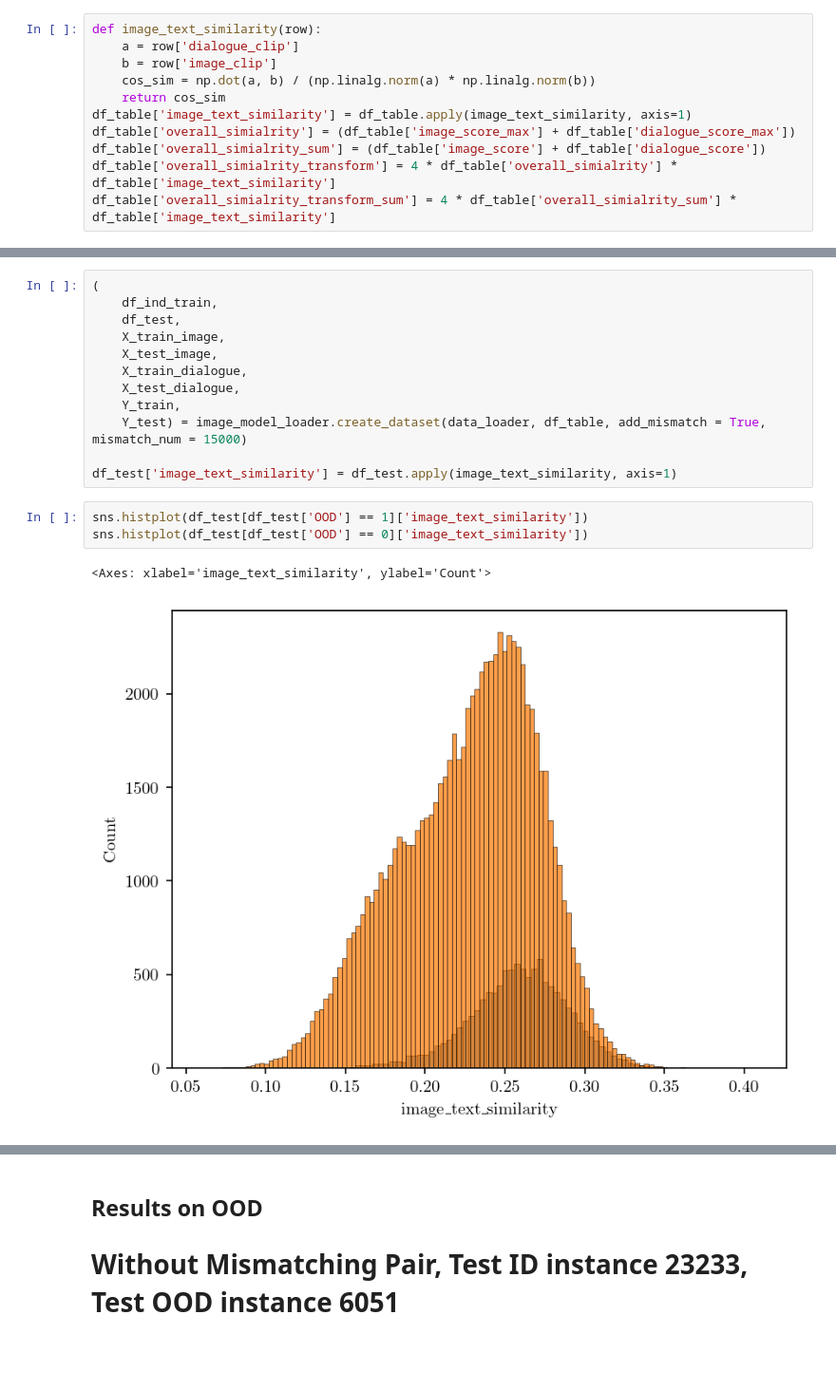
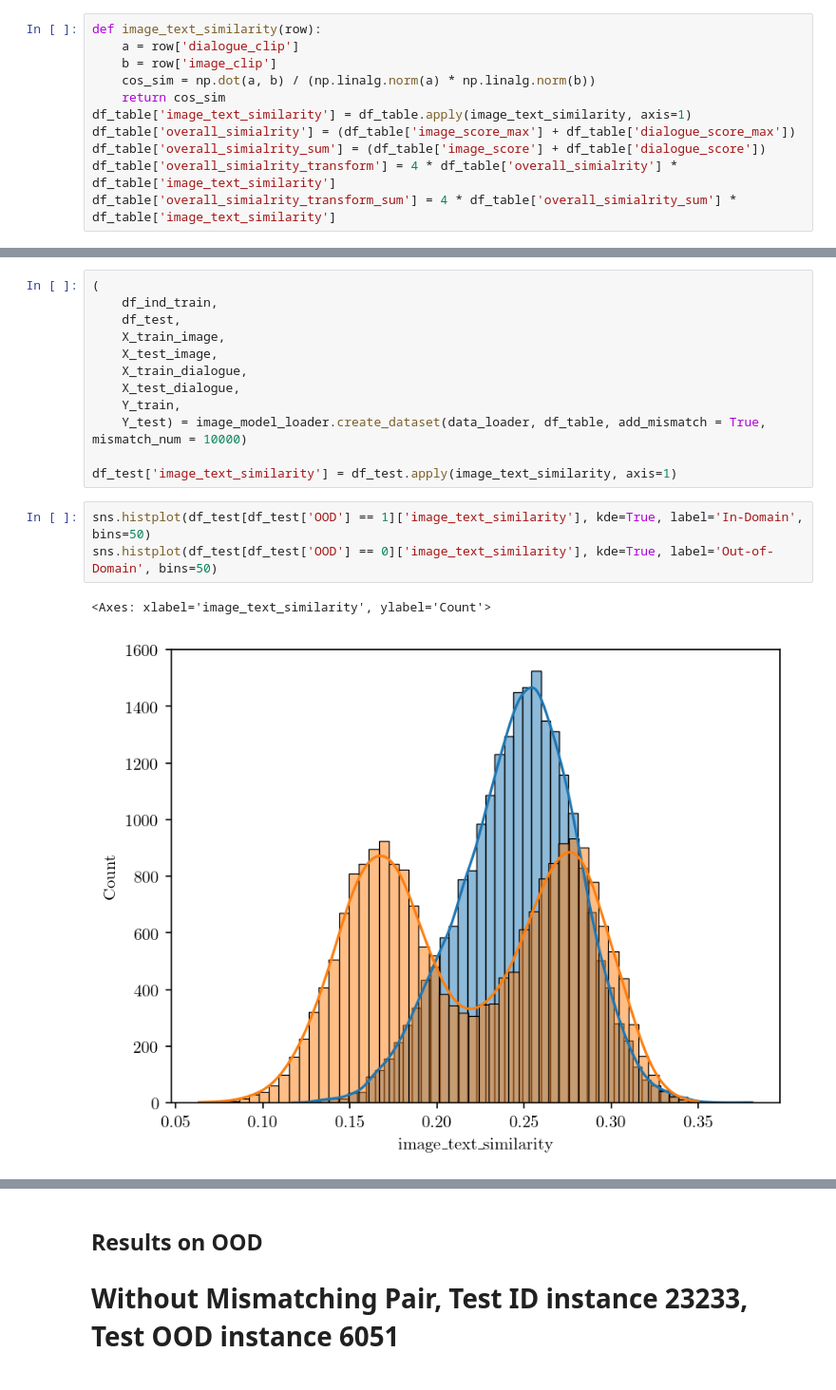
Before and after one commit to wfyitf/multimodal_ood, a Jupyter notebook: notebooks/clip_qa.ipynb, the cells around one changed output, grey strips where cells are left out. Shown at 95% size. Drawn from its saved outputs; the diff is of its cells as text.

```diff
--- a/notebooks/clip_qa.ipynb
+++ b/notebooks/clip_qa.ipynb
@@ -230,15 +332,15 @@ dialogue_model_loader = model.model_loader(logger=logger,
     X_train_dialogue,
     X_test_dialogue,
     Y_train,
-    Y_test) = image_model_loader.create_dataset(data_loader, df_table, add_mismatch = True, mismatch_num = 15000)
+    Y_test) = image_model_loader.create_dataset(data_loader, df_table, add_mismatch = True, mismatch_num = 10000)
 
 df_test['image_text_similarity'] = df_test.apply(image_text_similarity, axis=1)
 # %%
-sns.histplot(df_test[df_test['OOD'] == 1]['image_text_similarity'])
-sns.histplot(df_test[df_test['OOD'] == 0]['image_text_similarity'])
+sns.histplot(df_test[df_test['OOD'] == 1]['image_text_similarity'], kde=True, label='In-Domain', bins=50)
+sns.histplot(df_test[df_test['OOD'] == 0]['image_text_similarity'], kde=True, label='Out-of-Domain', bins=50)
 # %% [output]
 <Axes: xlabel='image_text_similarity', ylabel='Count'>
-[figure, old version]
+[figure, new version]
 # %%
 image_model_loader.train_model(X_train_image, Y_train, X_test_image, Y_test, ood_category = '_'.join(ood_category))
 # %% [output]
```
Also changed, not shown: parts of 21 cells of this notebook.
